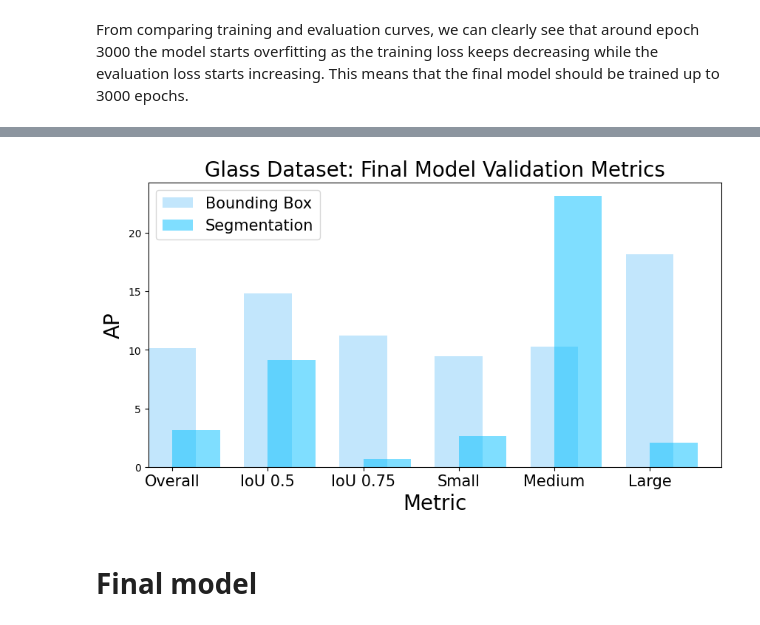
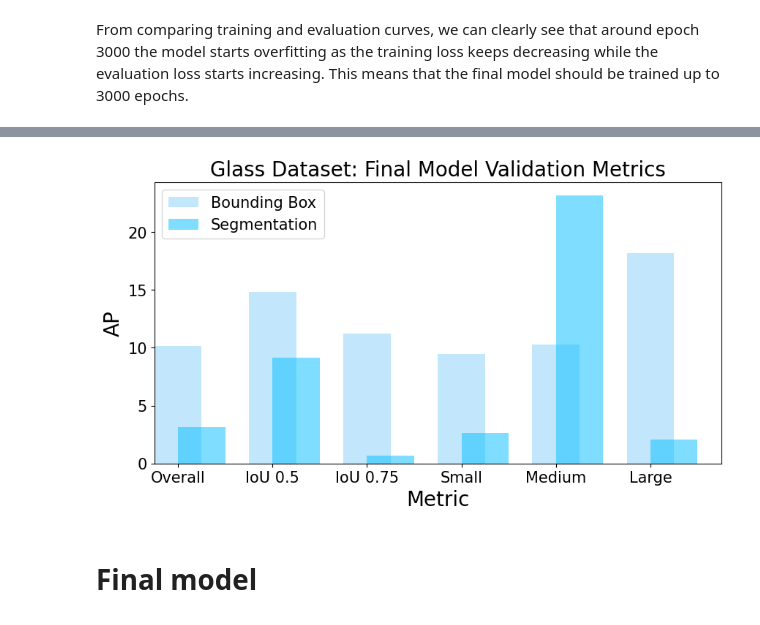
Before and after one commit to femartip/Detection-Microfibres-in-Sludge, a Jupyter notebook: Fine_tuned_Detectron2/Utils/cv_results_GLASS.ipynb, the cells around one changed output, grey strips where cells are left out. Drawn from its saved outputs; the diff is of its cells as text; code cells hidden in the pictures.

```diff
--- a/Fine_tuned_Detectron2/Utils/cv_results_GLASS.ipynb
+++ b/Fine_tuned_Detectron2/Utils/cv_results_GLASS.ipynb
@@ -598,30 +598,34 @@ Name: 2999, dtype: float64
 # %%
 # Bar plot for the final model at epoch 3500
 fig, ax = plt.subplots(1, 1, figsize=(10, 5))
 
 #final_model_epoch_3000[['bbox/AP', 'bbox/AP50', 'bbox/AP75', 'bbox/APs', 'bbox/APm', 'bbox/APl', 'segm/AP', 'segm/AP50', 'segm/AP75', 'segm/APs', 'segm/APm', 'segm/APl']].plot(kind='bar', ax=ax)
 
 bbox_metrics = ['bbox/AP', 'bbox/AP50', 'bbox/AP75', 'bbox/APs', 'bbox/APm', 'bbox/APl']
 segm_metrics = ['segm/AP', 'segm/AP50', 'segm/AP75', 'segm/APs', 'segm/APm', 'segm/APl']
 # Plotting bbox metrics
 
 final_model_epoch_3000[bbox_metrics].plot(kind='bar', ax=ax, alpha=0.5, label= "Bounding Box", color='lightskyblue', position=0.5)
 
 # Plotting segm metrics
 final_model_epoch_3000[segm_metrics].plot(kind='bar', ax=ax, alpha=0.5, label= "Segmentation", color='deepskyblue', position=0)
 
 ax.legend(fontsize=15)
 ax.set_title('Glass Dataset: Final Model Validation Metrics', fontsize=20)
 ax.set_ylabel('AP', fontsize=20)
 ax.set_xlabel('Metric', fontsize=20)
 
+# Set font size for y-axis tick labels
+for tick in ax.yaxis.get_major_ticks():
+    tick.label.set_fontsize(15)
+
 #Change x-axis labels
 ax.set_xticklabels(['Overall', 'IoU 0.5', 'IoU 0.75', 'Small', 'Medium', 'Large'], rotation=0, fontsize=15)
 
 
 plt.show()
 # %% [output]
-[figure, old version]
+[figure, new version]
 # %% [markdown]
 # Final model
 # %% [markdown]
```
Also changed, not shown: parts of 1 cell of this notebook, 1 other file.
